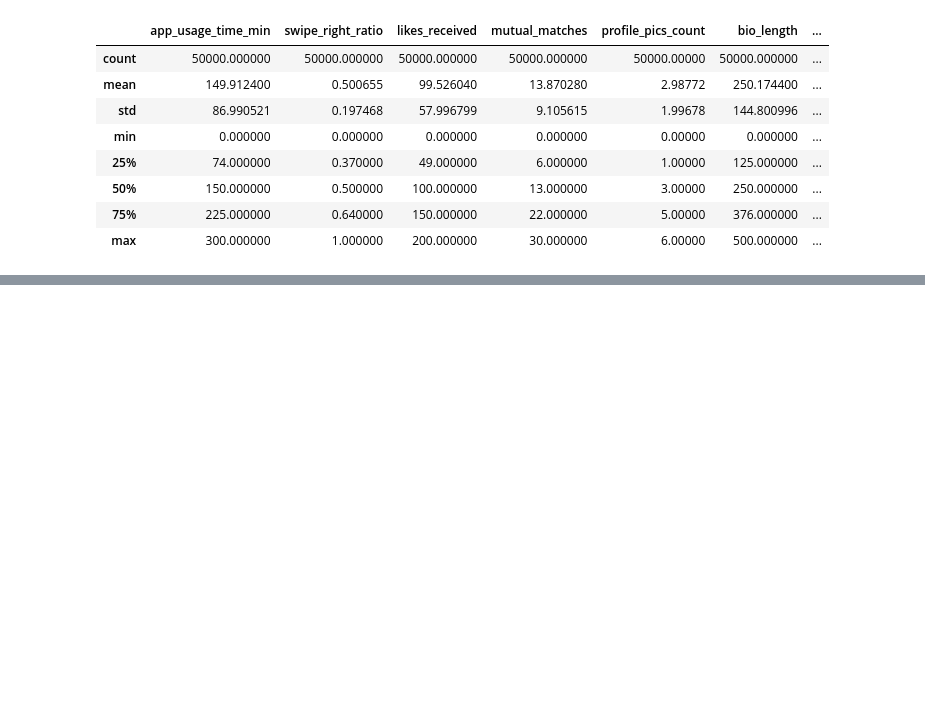
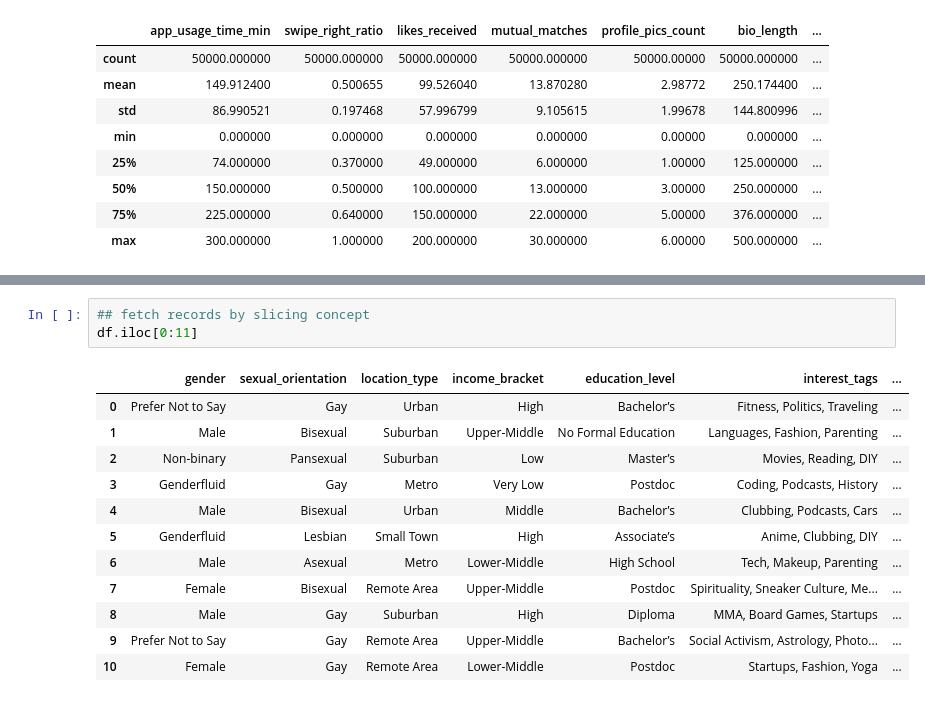
Before and after one commit to daksh-rajora/Gen-Ai, a Jupyter notebook: Machine Learning/PANDAS/DataFrame.ipynb, the cells around one changed output, grey strips where cells are left out. Saved outputs shown, nothing was run; the diff lists cells and outputs as text; blank space fills up the shorter version.

```diff
--- a/Machine Learning/PANDAS/DataFrame.ipynb
+++ b/Machine Learning/PANDAS/DataFrame.ipynb
@@ -246,0 +537,16 @@ df.describe()
+# %%
+## fetch records by slicing concept
+df.iloc[0:11]
+# %% [output]
+|  | gender | sexual_orientation | location_type | income_bracket | education_level | interest_tags | ... |
+| 0 | Prefer Not to Say | Gay | Urban | High | Bachelor’s | Fitness, Politics, Traveling | ... |
+| 1 | Male | Bisexual | Suburban | Upper-Middle | No Formal Education | Languages, Fashion, Parenting | ... |
+| 2 | Non-binary | Pansexual | Suburban | Low | Master’s | Movies, Reading, DIY | ... |
+| 3 | Genderfluid | Gay | Metro | Very Low | Postdoc | Coding, Podcasts, History | ... |
+| 4 | Male | Bisexual | Urban | Middle | Bachelor’s | Clubbing, Podcasts, Cars | ... |
+| 5 | Genderfluid | Lesbian | Small Town | High | Associate’s | Anime, Clubbing, DIY | ... |
+| 6 | Male | Asexual | Metro | Lower-Middle | High School | Tech, Makeup, Parenting | ... |
+| 7 | Female | Bisexual | Remote Area | Upper-Middle | Postdoc | Spirituality, Sneaker Culture, Me... | ... |
+| 8 | Male | Gay | Suburban | High | Diploma | MMA, Board Games, Startups | ... |
+| 9 | Prefer Not to Say | Gay | Remote Area | Upper-Middle | Bachelor’s | Social Activism, Astrology, Photo... | ... |
+| 10 | Female | Gay | Remote Area | Lower-Middle | Postdoc | Startups, Fashion, Yoga | ... |
```
Also changed, not shown: parts of 46 cells of this notebook.
